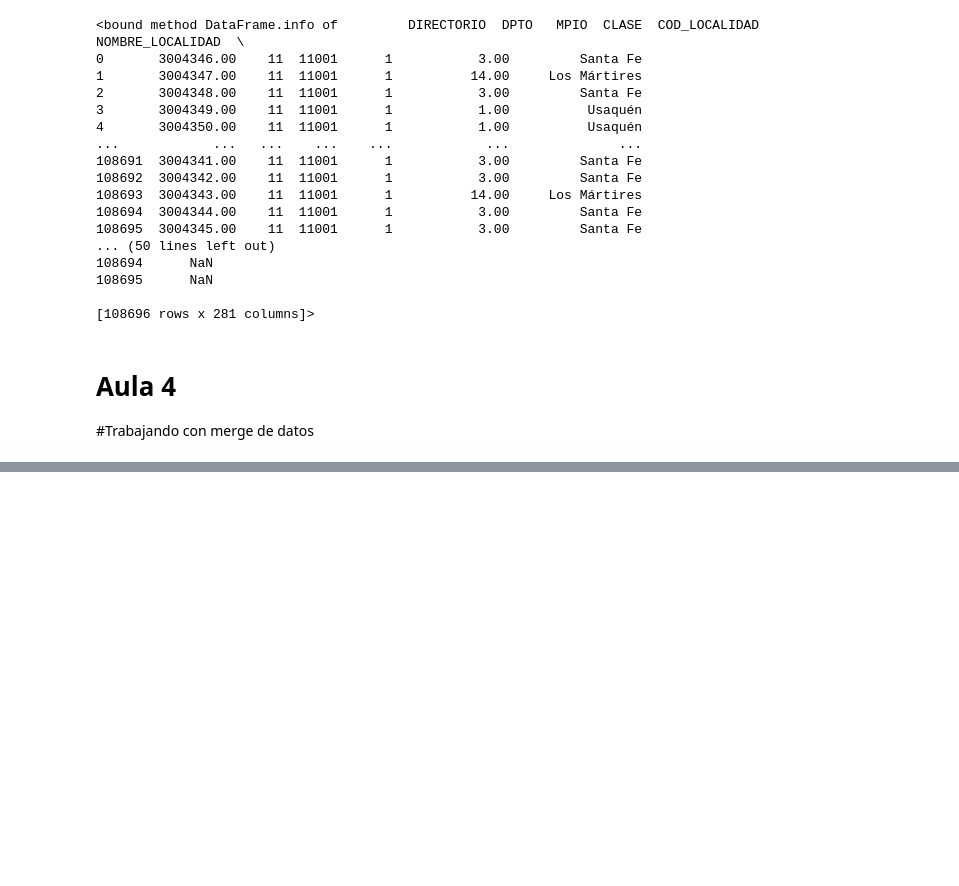
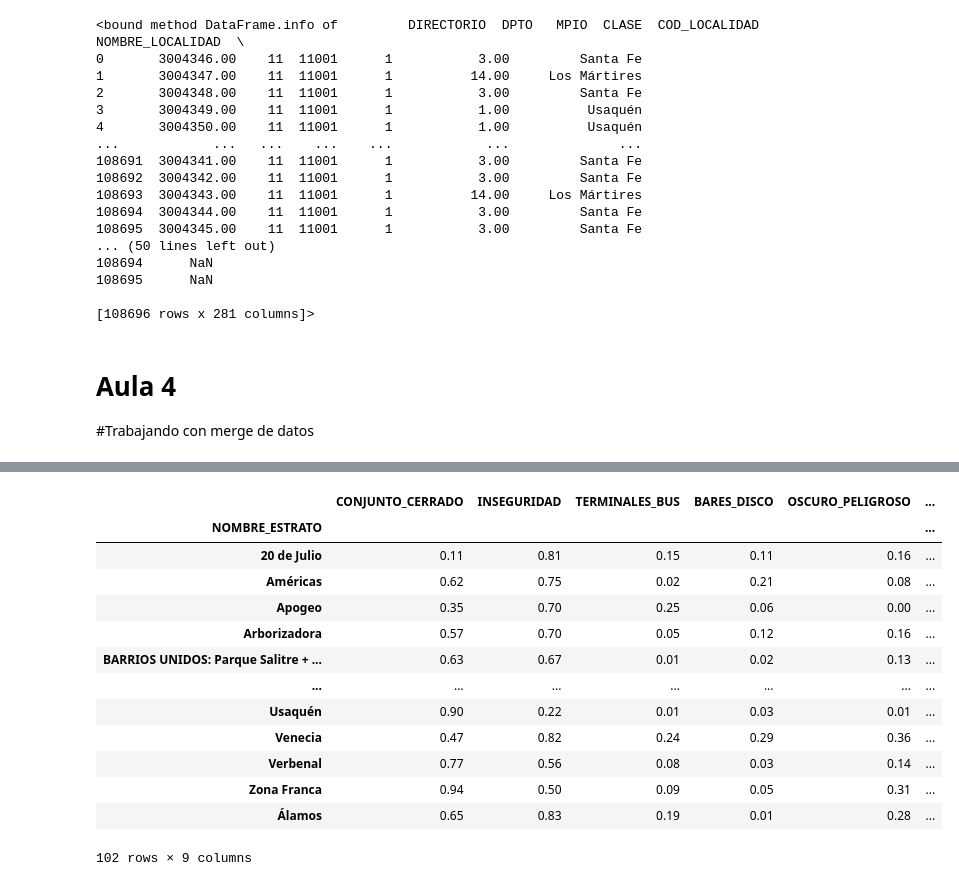
Before and after one commit to IAferaboli/InmersionDatos_AluraLatam, a Jupyter notebook: Práctica_InmersiónDatos_Aula1.ipynb, the cells around one changed output, grey strips where cells are left out. Drawn from its saved outputs; the diff is of its cells as text; code cells hidden in the pictures; blank space fills up the shorter version.

```diff
--- a/Práctica_InmersiónDatos_Aula1.ipynb
+++ b/Práctica_InmersiónDatos_Aula1.ipynb
@@ -488,3 +488,7 @@ datos_dane.info
 # %% [markdown]
 # Aula 4
 #Trabajando con merge de datos
+# %%
+#importamos .csv ya tratado por Alura
+datos_dane = pd.read_csv('/content/drive/MyDrive/InmersiónDatos/datos_dane.csv')
+datos_dane.head
@@ -490,0 +592,18 @@ datos_dane.info
+# %%
+datos_tratados = datos.groupby('NOMBRE_ESTRATO')[['CONJUNTO_CERRADO', 'INSEGURIDAD', 'TERMINALES_BUS', 'BARES_DISCO', 'OSCURO_PELIGROSO', 'BASURA_INADECUADA', 'RUIDO', 'SALARIO_MES', 'TIENE_ESCRITURA']].mean()
+datos_tratados
+# %% [output]
+|  | CONJUNTO_CERRADO | INSEGURIDAD | TERMINALES_BUS | BARES_DISCO | OSCURO_PELIGROSO | ... |
+| NOMBRE_ESTRATO |  |  |  |  |  | ... |
+| 20 de Julio | 0.11 | 0.81 | 0.15 | 0.11 | 0.16 | ... |
+| Américas | 0.62 | 0.75 | 0.02 | 0.21 | 0.08 | ... |
+| Apogeo | 0.35 | 0.70 | 0.25 | 0.06 | 0.00 | ... |
+| Arborizadora | 0.57 | 0.70 | 0.05 | 0.12 | 0.16 | ... |
+| BARRIOS UNIDOS: Parque Salitre + ... | 0.63 | 0.67 | 0.01 | 0.02 | 0.13 | ... |
+| ... | ... | ... | ... | ... | ... | ... |
+| Usaquén | 0.90 | 0.22 | 0.01 | 0.03 | 0.01 | ... |
+| Venecia | 0.47 | 0.82 | 0.24 | 0.29 | 0.36 | ... |
+| Verbenal | 0.77 | 0.56 | 0.08 | 0.03 | 0.14 | ... |
+| Zona Franca | 0.94 | 0.50 | 0.09 | 0.05 | 0.31 | ... |
+| Álamos | 0.65 | 0.83 | 0.19 | 0.01 | 0.28 | ... |
+102 rows × 9 columns
```
Also changed, not shown: parts of 11 cells of this notebook.
